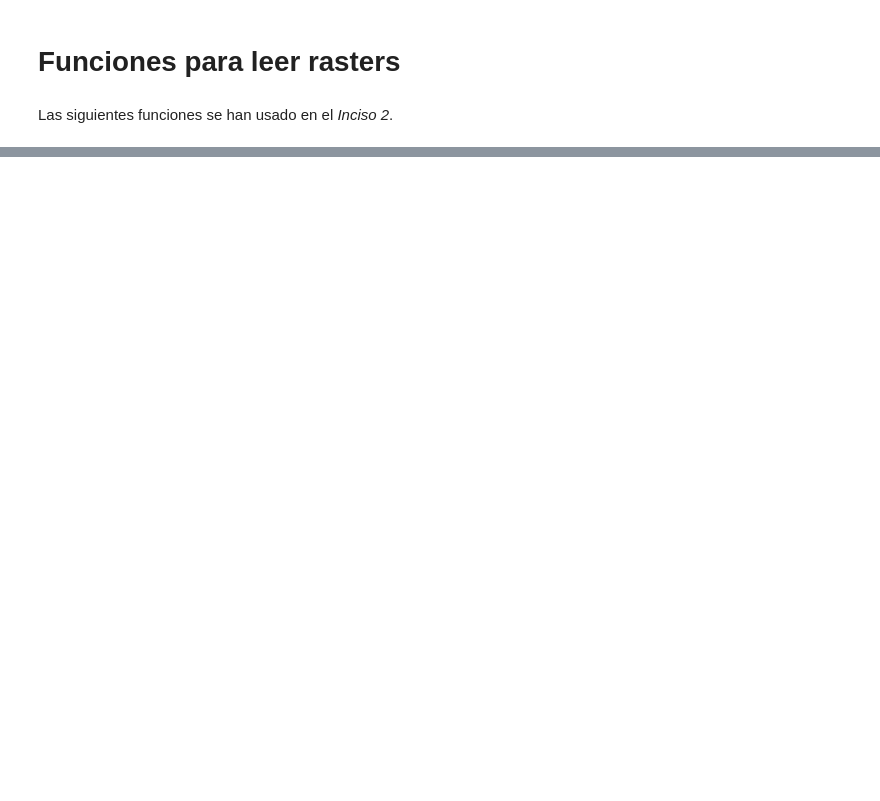
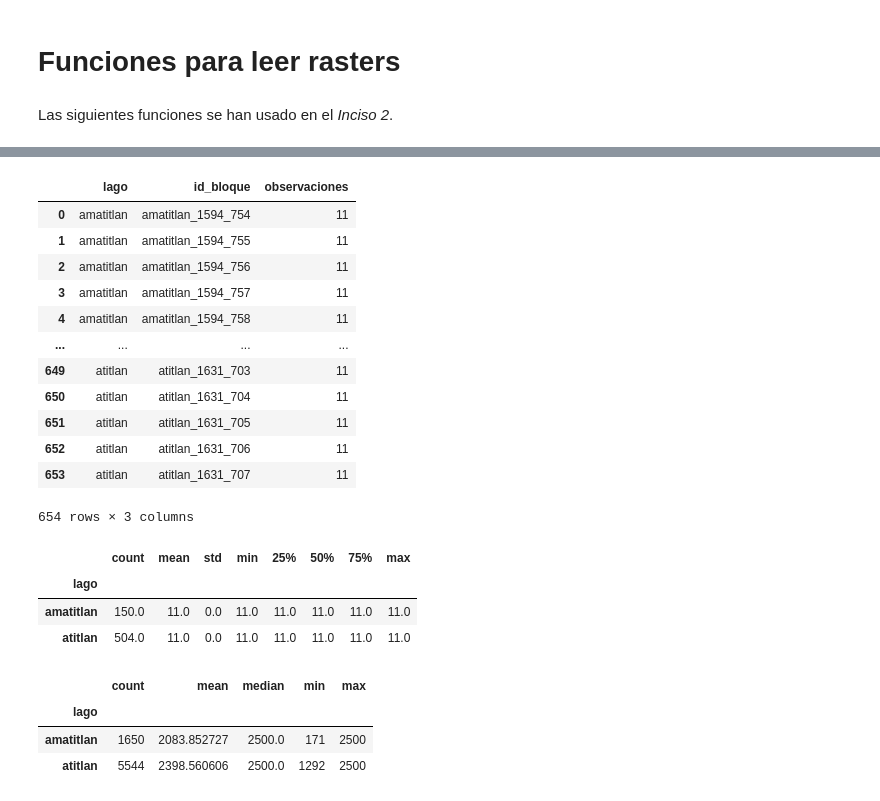
Before and after one commit to ricrod01/Laboratorio_4_2_DS, a Jupyter notebook: Inciso_6.ipynb, the cells around one changed output, grey strips where cells are left out. Drawn from its saved outputs; the diff is of its cells as text; code cells hidden in the pictures; blank space fills up the shorter version.

```diff
--- a/Inciso_6.ipynb
+++ b/Inciso_6.ipynb
@@ -187,0 +342,58 @@ df_respuesta.head()
+# %%
+observaciones_bloque = (
+    df_respuesta
+    .groupby(["lago", "id_bloque"])
+    .size()
+    .reset_index(
+        name="observaciones"
+    )
+)
+
+display(observaciones_bloque)
+# %% [output]
+|  | lago | id_bloque | observaciones |
+| 0 | amatitlan | amatitlan_1594_754 | 11 |
+| 1 | amatitlan | amatitlan_1594_755 | 11 |
+| 2 | amatitlan | amatitlan_1594_756 | 11 |
+| 3 | amatitlan | amatitlan_1594_757 | 11 |
+| 4 | amatitlan | amatitlan_1594_758 | 11 |
+| ... | ... | ... | ... |
+| 649 | atitlan | atitlan_1631_703 | 11 |
+| 650 | atitlan | atitlan_1631_704 | 11 |
+| 651 | atitlan | atitlan_1631_705 | 11 |
+| 652 | atitlan | atitlan_1631_706 | 11 |
+| 653 | atitlan | atitlan_1631_707 | 11 |
+654 rows × 3 columns
+# %%
+resumen_observaciones = (
+    observaciones_bloque
+    .groupby("lago")["observaciones"]
+    .describe()
+)
+
+display(resumen_observaciones)
+# %% [output]
+|  | count | mean | std | min | 25% | 50% | 75% | max |
+| lago |  |  |  |  |  |  |  |  |
+| amatitlan | 150.0 | 11.0 | 0.0 | 11.0 | 11.0 | 11.0 | 11.0 | 11.0 |
+| atitlan | 504.0 | 11.0 | 0.0 | 11.0 | 11.0 | 11.0 | 11.0 | 11.0 |
+# %%
+pixeles_validos=("chl_a_estimada", "size")
+pixeles_por_bloque = (
+    df_respuesta
+    .groupby("lago")["pixeles_validos"]
+    .agg([
+        "count",
+        "mean",
+        "median",
+        "min",
+        "max"
+    ])
+)
+
+display(pixeles_por_bloque)#estadísticas de pixeles válidos por bloque
+# %% [output]
+|  | count | mean | median | min | max |
+| lago |  |  |  |  |  |
+| amatitlan | 1650 | 2083.852727 | 2500.0 | 171 | 2500 |
+| atitlan | 5544 | 2398.560606 | 2500.0 | 1292 | 2500 |
```
Also changed, not shown: parts of 12 cells of this notebook.
